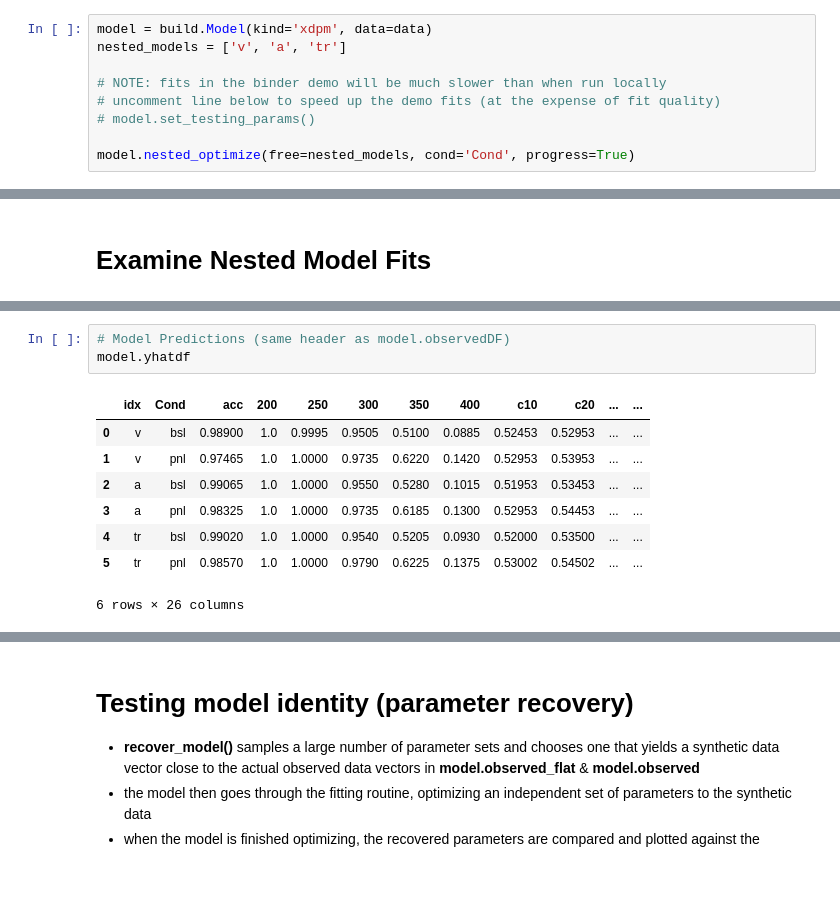
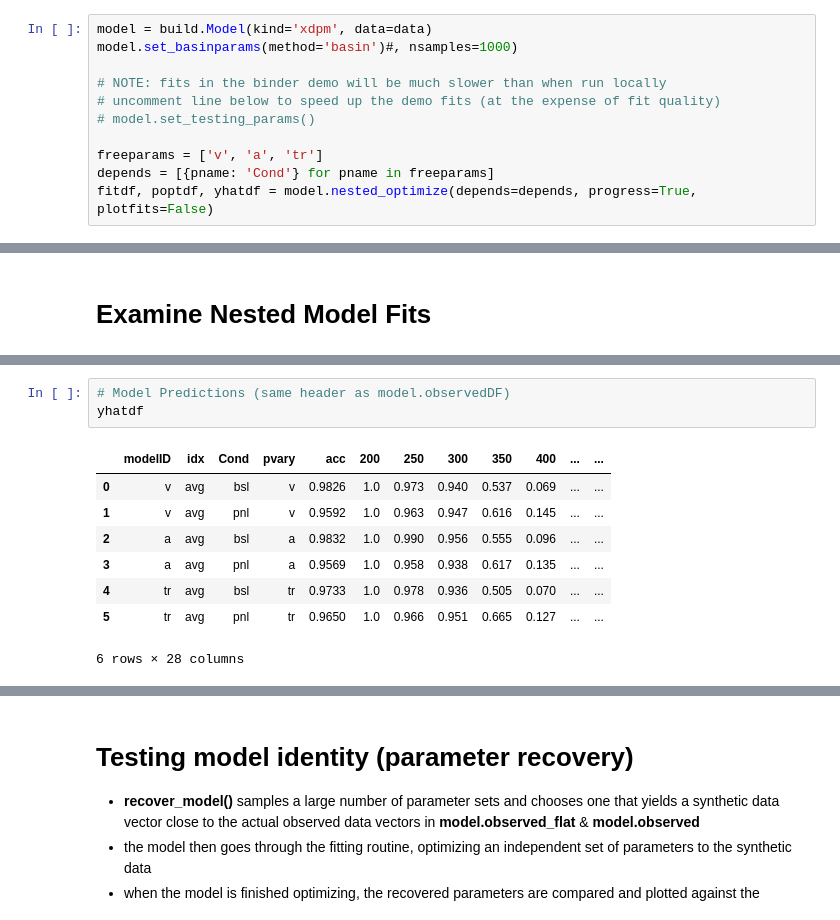
Before and after one commit to CoAxLab/radd, a Jupyter notebook: index.ipynb, the cells around one changed output, grey strips where cells are left out. Saved outputs shown, nothing was run; the diff lists cells and outputs as text; blank space fills up the shorter version.

```diff
--- a/index.ipynb
+++ b/index.ipynb
@@ -456,12 +453,14 @@ model.nested_optimize(free=free_params, cond='Cond')
 # %%
 model = build.Model(kind='xdpm', data=data)
-nested_models = ['v', 'a', 'tr']
+model.set_basinparams(method='basin')#, nsamples=1000)
 
 # NOTE: fits in the binder demo will be much slower than when run locally
 # uncomment line below to speed up the demo fits (at the expense of fit quality)
 # model.set_testing_params()
 
-model.nested_optimize(free=nested_models, cond='Cond', progress=True)
+freeparams = ['v', 'a', 'tr']
+depends = [{pname: 'Cond'} for pname in freeparams]
+fitdf, poptdf, yhatdf = model.nested_optimize(depends=depends, progress=True, plotfits=False)
 # %% [output]
 [interactive output not drawn]
 [interactive output not drawn]
@@ -479,14 +484,14 @@ model.fitdf
 # %%
 # Model Predictions (same header as model.observedDF)
-model.yhatdf
+yhatdf
 # %% [output]
-|  | idx | Cond | acc | 200 | 250 | 300 | 350 | 400 | c10 | c20 | ... | ... |
-| 0 | v | bsl | 0.98900 | 1.0 | 0.9995 | 0.9505 | 0.5100 | 0.0885 | 0.52453 | 0.52953 | ... | ... |
-| 1 | v | pnl | 0.97465 | 1.0 | 1.0000 | 0.9735 | 0.6220 | 0.1420 | 0.52953 | 0.53953 | ... | ... |
-| 2 | a | bsl | 0.99065 | 1.0 | 1.0000 | 0.9550 | 0.5280 | 0.1015 | 0.51953 | 0.53453 | ... | ... |
-| 3 | a | pnl | 0.98325 | 1.0 | 1.0000 | 0.9735 | 0.6185 | 0.1300 | 0.52953 | 0.54453 | ... | ... |
-| 4 | tr | bsl | 0.99020 | 1.0 | 1.0000 | 0.9540 | 0.5205 | 0.0930 | 0.52000 | 0.53500 | ... | ... |
-| 5 | tr | pnl | 0.98570 | 1.0 | 1.0000 | 0.9790 | 0.6225 | 0.1375 | 0.53002 | 0.54502 | ... | ... |
+|  | modelID | idx | Cond | pvary | acc | 200 | 250 | 300 | 350 | 400 | ... | ... |
+| 0 | v | avg | bsl | v | 0.9826 | 1.0 | 0.973 | 0.940 | 0.537 | 0.069 | ... | ... |
+| 1 | v | avg | pnl | v | 0.9592 | 1.0 | 0.963 | 0.947 | 0.616 | 0.145 | ... | ... |
+| 2 | a | avg | bsl | a | 0.9832 | 1.0 | 0.990 | 0.956 | 0.555 | 0.096 | ... | ... |
+| 3 | a | avg | pnl | a | 0.9569 | 1.0 | 0.958 | 0.938 | 0.617 | 0.135 | ... | ... |
+| 4 | tr | avg | bsl | tr | 0.9733 | 1.0 | 0.978 | 0.936 | 0.505 | 0.070 | ... | ... |
+| 5 | tr | avg | pnl | tr | 0.9650 | 1.0 | 0.966 | 0.951 | 0.665 | 0.127 | ... | ... |
-6 rows × 26 columns
+6 rows × 28 columns
 # %%
 # Evaluate all nested fits and plot fit stats: AIC & BIC (Lower is better)
```
Also changed, not shown: parts of 20 cells of this notebook, 25 other files.
